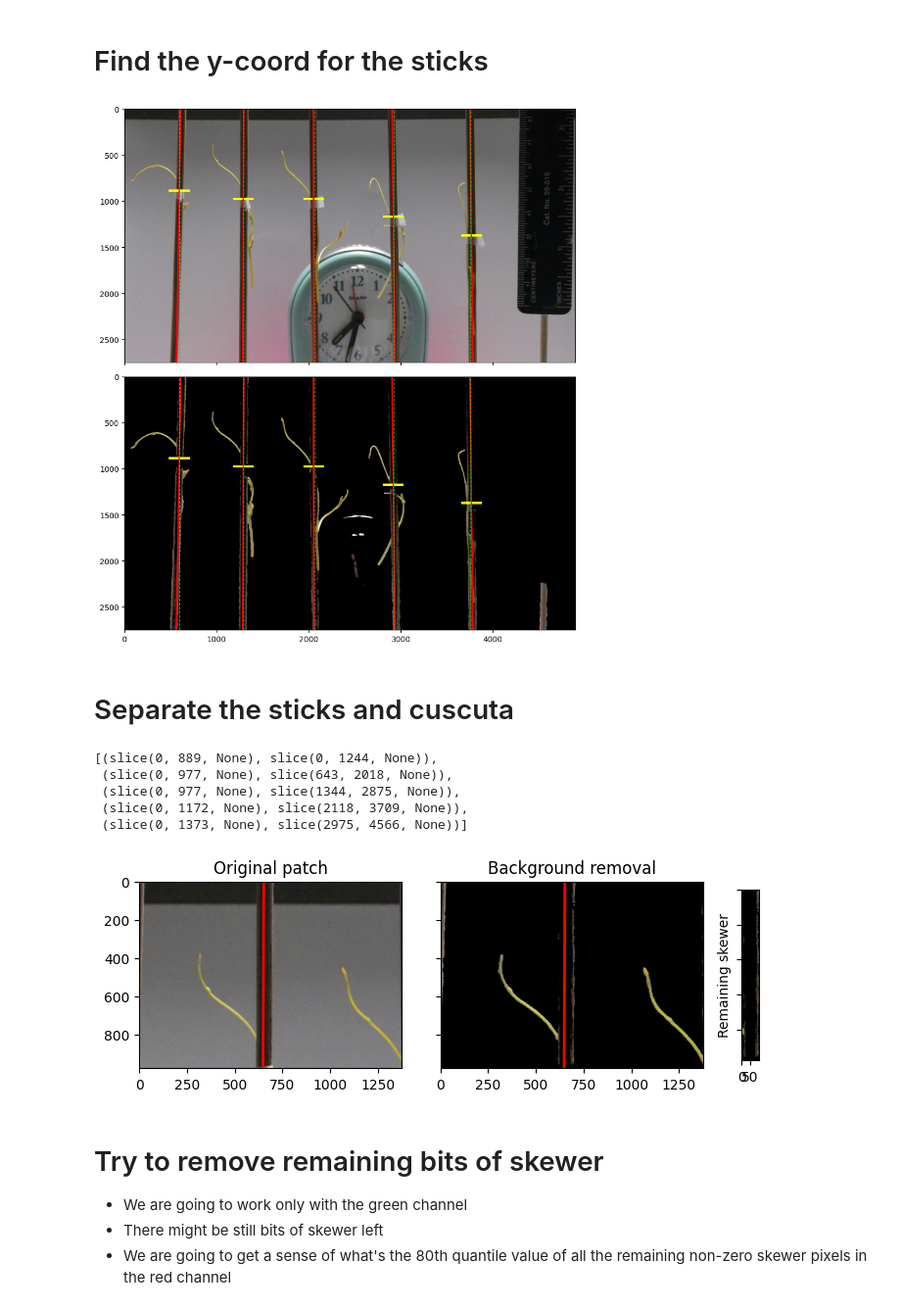
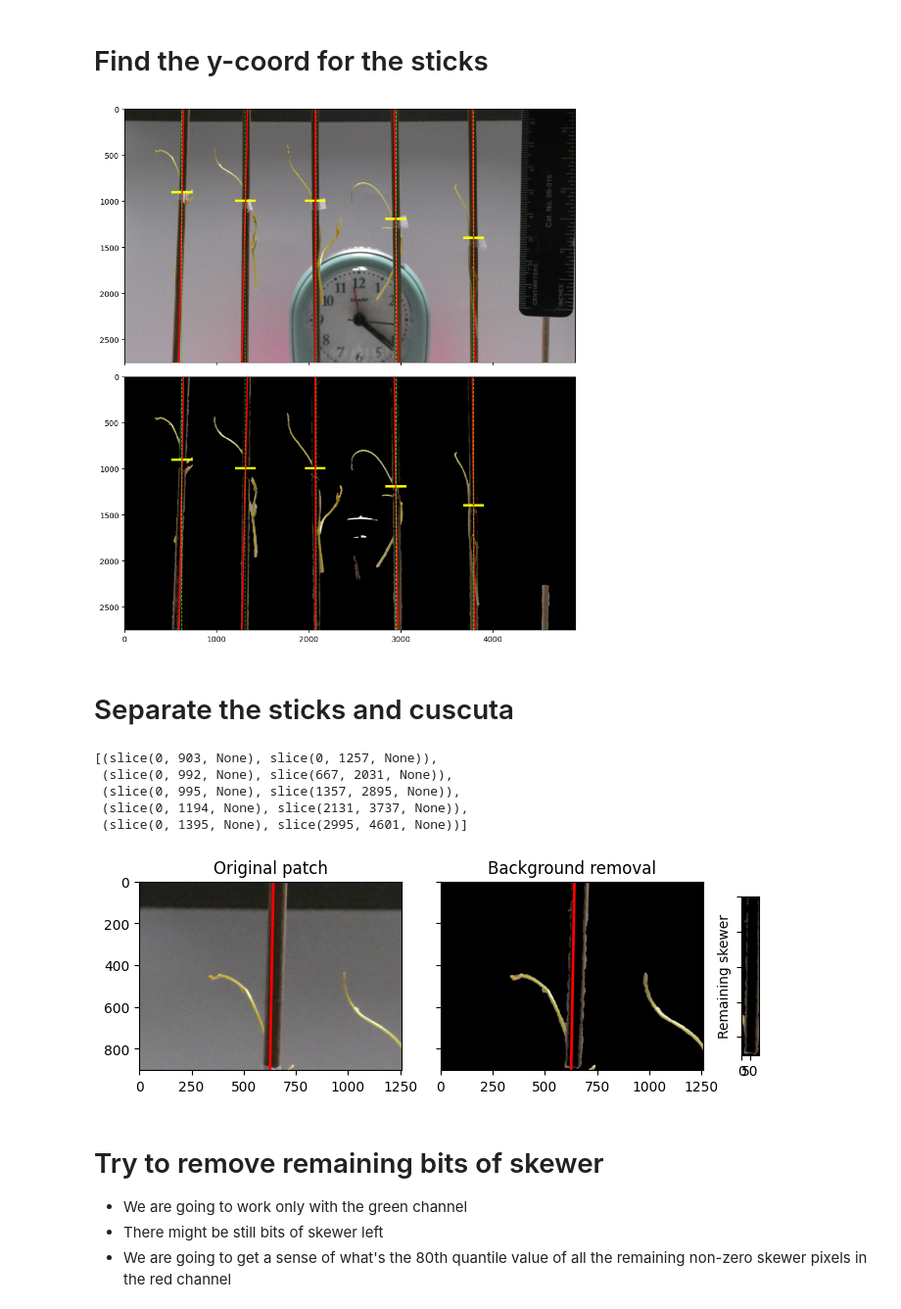
Before and after one commit to ejamezquita/cuscuta, a Jupyter notebook: jupyter/01_image_segmentation.ipynb, the cells around one changed output. Shown at 98% size. Cells and saved outputs as stored; diff of their text form; code cells hidden in the pictures.

```diff
--- a/jupyter/01_image_segmentation.ipynb
+++ b/jupyter/01_image_segmentation.ipynb
@@ -47,22 +47,8 @@ meta.head()
 | 3 | 573 | 1296 | 2061 | 2927 | 3762 | 903 | 991 | 993 | 1221 | 1447 | 236.140 | ... |
 | 4 | 583 | 1296 | 2064 | 2930 | 3766 | 890 | 978 | 979 | 1174 | 1402 | 232.565 | ... |
 | 5 | 604 | 1297 | 2065 | 2925 | 3761 | 891 | 976 | 979 | 1176 | 1428 | 218.414 | ... |
-# %%
-adst = dst + 'anchory/' + time + '_rep{}/'.format(rep)
-pdst = dst + 'prelim/' + time + '_rep{}/'.format(rep)
-
-if not os.path.isdir(adst):
-    os.mkdir(adst)
-if not os.path.isdir(pdst):
-    os.mkdir(pdst)
-
-for i in range(5):
-    for bar in [adst, pdst]:
-        foo = bar + '/plant_{:02d}/'.format(i)
-        if not os.path.isdir(foo):
-            os.mkdir(foo)
 # %%
-idx = 122
+idx = 1
 foldername = time + ' Inc Rep ' + str(rep)
 filename = glob(src + foldername + '/*({})*.JPG'.format(idx))[0]
 print(filename)
@@ -112,7 +98,7 @@ for i in range(len(ax)):
         ax[i].axvline(peaks[j], c='limegreen', ls='--', lw=1)
 fig.tight_layout()
 # %% [output]
-[figure, old version]
+[figure, new version]
 # %% [markdown]
 # Separate the sticks and cuscuta
 # %%
@@ -123,41 +109,39 @@ for i in range(1,len(tapes)):
     plants.append(np.s_[buffx:tapes[i]+buffx, peaks[i-1]+buffz:peaks[i+1]-buffz])
 plants
 # %% [output]
-[(slice(0, 889, None), slice(0, 1244, None)),
- (slice(0, 977, None), slice(643, 2018, None)),
- (slice(0, 977, None), slice(1344, 2875, None)),
- (slice(0, 1172, None), slice(2118, 3709, None)),
- (slice(0, 1373, None), slice(2975, 4566, None))]
+[(slice(0, 903, None), slice(0, 1257, None)),
+ (slice(0, 992, None), slice(667, 2031, None)),
+ (slice(0, 995, None), slice(1357, 2895, None)),
+ (slice(0, 1194, None), slice(2131, 3737, None)),
+ (slice(0, 1395, None), slice(2995, 4601, None))]
 # %%
-pidx = 1
-anchory = peaks[pidx]-plants[pidx][1].start
+pidx = 0
 xlen = xvals[ plants[pidx][0] ] - plants[pidx][0].start
 line = lines[ pidx, plants[pidx][0] ] - plants[pidx][1].start
 patch = img[plants[pidx]][:,:,::-1]
 
 skewers = np.zeros((len(line), 2*buffz, 3), dtype=np.uint8)
-
 for i in range(len(skewers)):
     foo = int(line[i])
     skewers[i] = patch[i, foo-buffz:foo+buffz, :]
 
 fig, ax = plt.subplots(1,3,figsize=(7,4), sharex=False, sharey=True, width_ratios=[15,15,1])
 ax = np.atleast_1d(ax).ravel()
 
 ax[0].imshow(raw[plants[pidx]][:,:,::-1]);
 ax[1].imshow(patch);
 ax[2].imshow(skewers)
 
 ax[0].set_title('Original patch')
 ax[1].set_title('Background removal')
 ax[2].set_ylabel('Remaining skewer')
 
 for i in range(2):
     ax[i].plot(line, xlen, color='red', lw=2);
 
 fig.tight_layout()
 # %% [output]
-[figure, old version]
+[figure, new version]
 # %% [markdown]
 # Try to remove remaining bits of skewer
 
```
Also changed, not shown: parts of 8 cells of this notebook, 11 other files.
